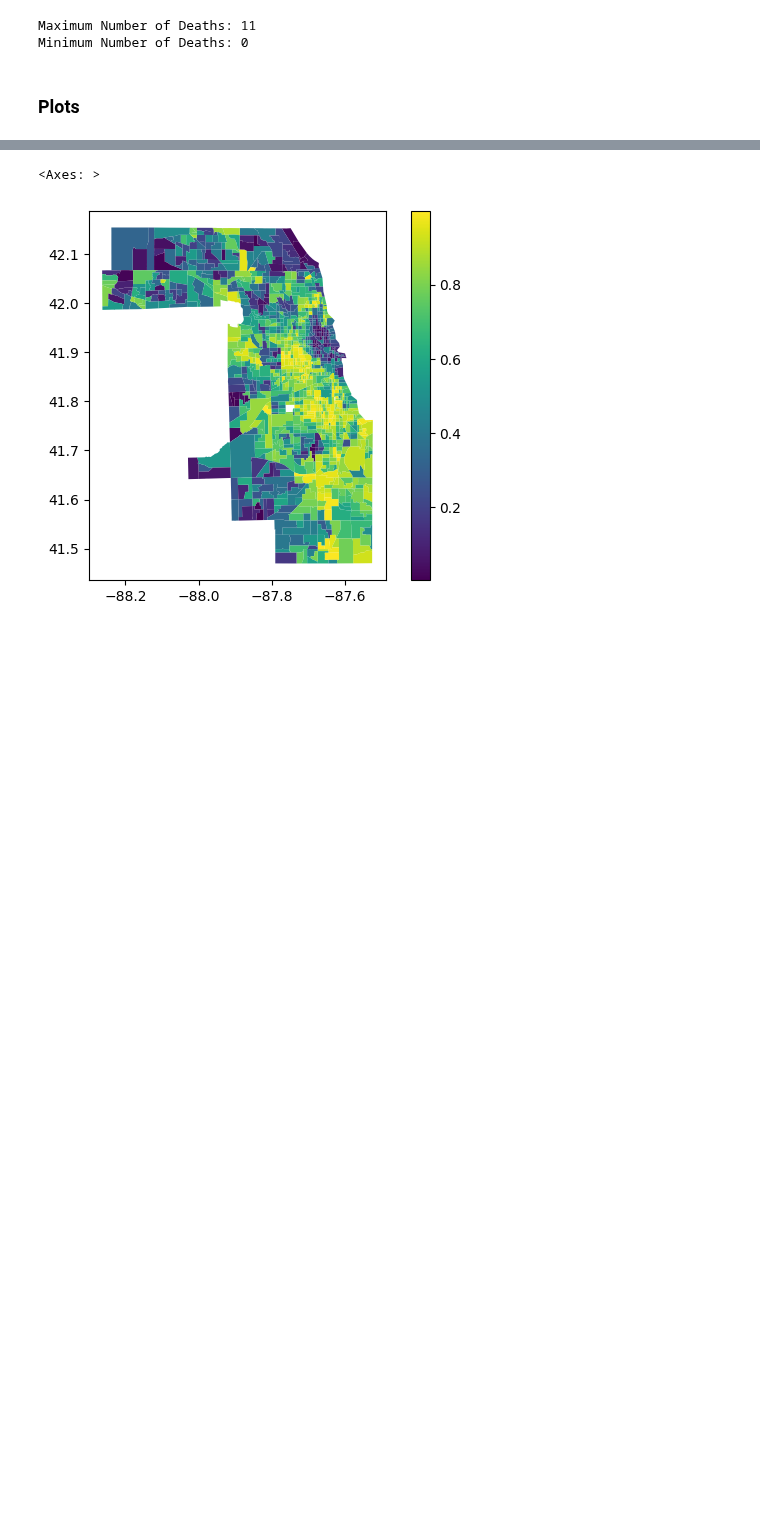
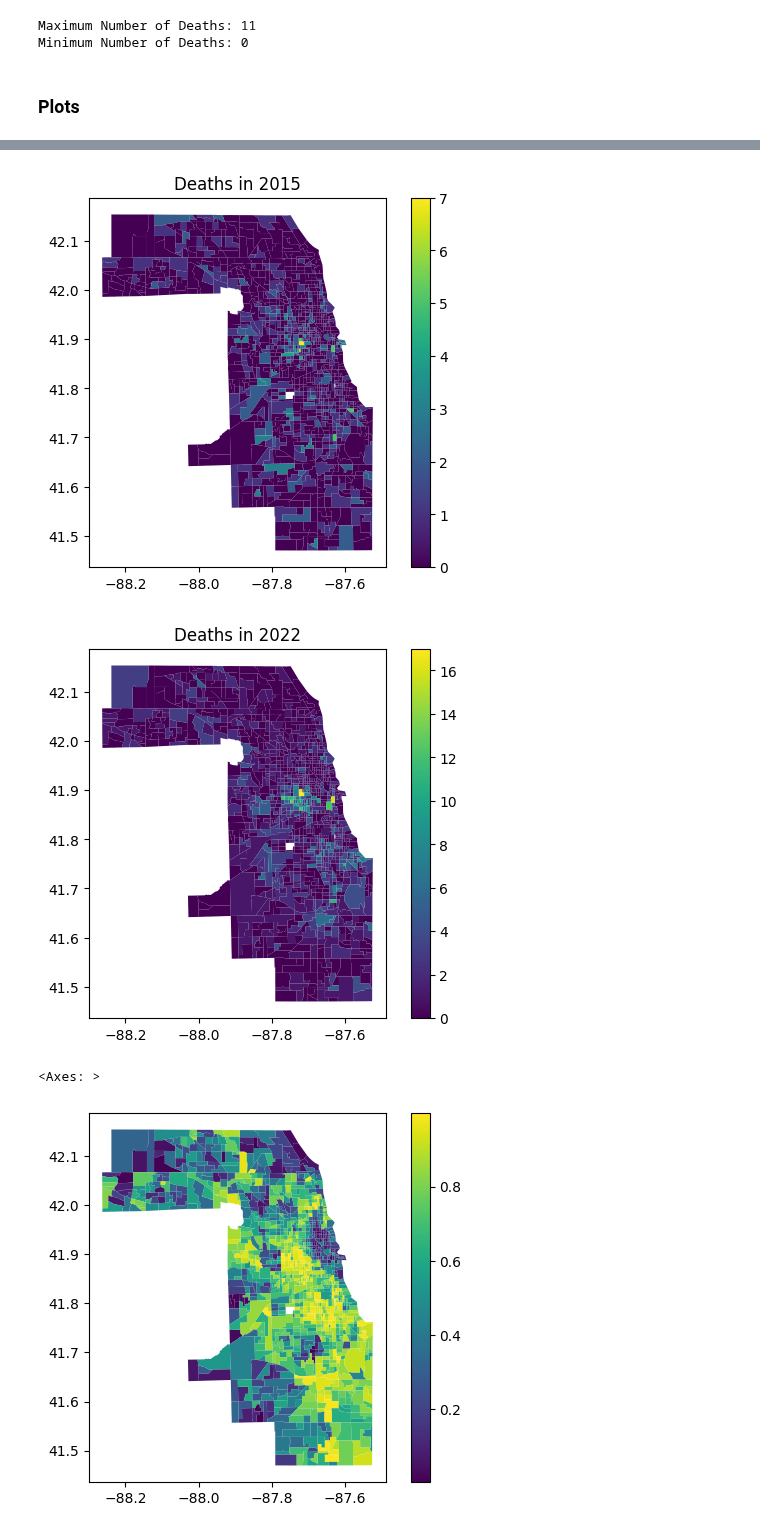
Before and after one commit to tufts-ml/opioid-overdose-models, a Jupyter notebook: cook-county/cook-county-summary-stats.ipynb, the cells around one changed output, grey strips where cells are left out. Saved outputs shown, nothing was run; the diff lists cells and outputs as text; code cells hidden in the pictures; blank space fills up the shorter version.

```diff
--- a/cook-county/cook-county-summary-stats.ipynb
+++ b/cook-county/cook-county-summary-stats.ipynb
@@ -330,3 +312,19 @@ gdf_annual[gdf_annual['year']==2015].plot('deaths', legend=True)
+# %%
+def plot_deaths(df, year, average_deaths):
+    df_filtered = df[df['year'] == year]
+    ax = df_filtered.plot(column='deaths', legend=True)
+    return ax
+
+ax1 = plot_deaths(gdf_annual, 2015)
+ax2 = plot_deaths(gdf_annual, 2022)
+
+ax1.set_title("Deaths in 2015")
+ax2.set_title("Deaths in 2022")
+
+plt.show()
+# %% [output]
+[figure, added]
+[figure, added]
 # %%
 gdf_annual[gdf_annual['year']==2022].plot('svi_pctile', legend=True)
 # %% [output]
```
Also changed, not shown: parts of 2 cells of this notebook, 30 other files.
